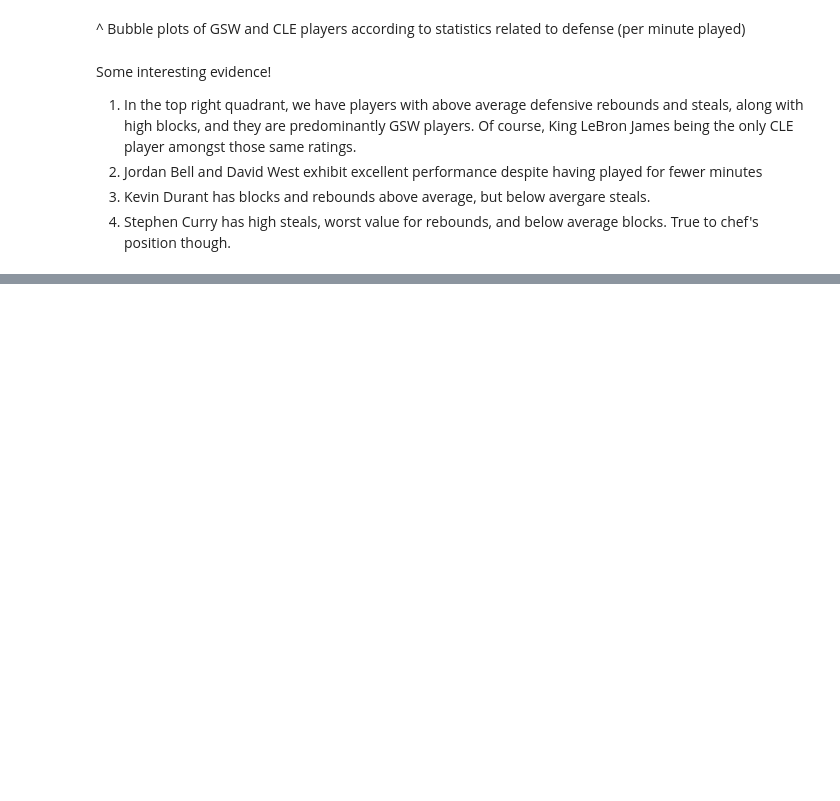
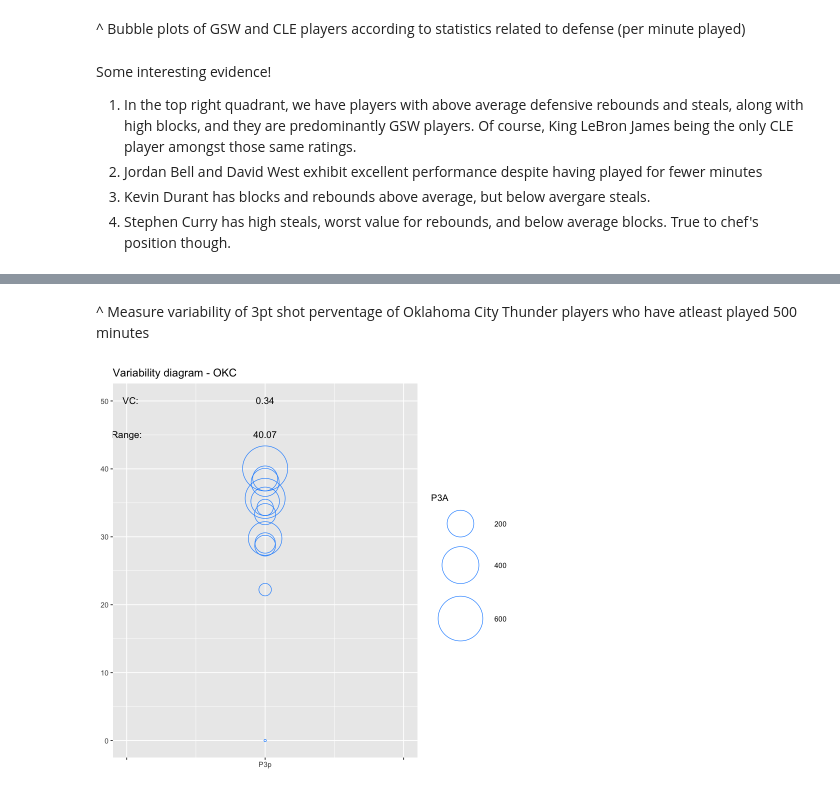
Before and after one commit to rajansawhney/basketball-data-science, a Jupyter notebook: notebooks/01-basic-statistical-analysis.ipynb, the cells around one changed output, grey strips where cells are left out. Cells and saved outputs as stored; diff of their text form; code cells hidden in the pictures; blank space fills up the shorter version.

Commit message:
completed variability analysis

```diff
--- a/notebooks/01-basic-statistical-analysis.ipynb
+++ b/notebooks/01-basic-statistical-analysis.ipynb
@@ -239,0 +263,6 @@ Some interesting evidence!
+# %%
+Pbox.OKC <- subset(Pbox, Team=="Oklahoma City Thunder" & MIN>=500)
+# %%
+vrb1 <- variability(data=Pbox.OKC, data.var="P3p", size.var="P3A")
+# %% [markdown]
+^ Measure variability of 3pt shot perventage of Oklahoma City Thunder players who have atleast played 500 minutes
@@ -239,0 +275,4 @@ Some interesting evidence!
+# %%
+plot(vrb1, title="Variability diagram - OKC")
+# %% [output]
+[figure, added]
```
Also changed, not shown: parts of 13 cells of this notebook.
